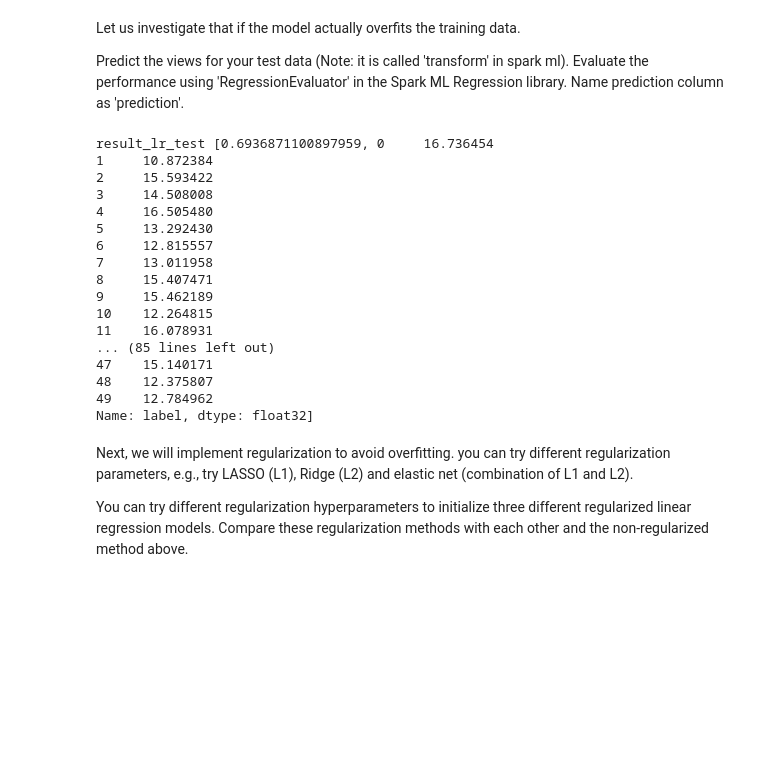
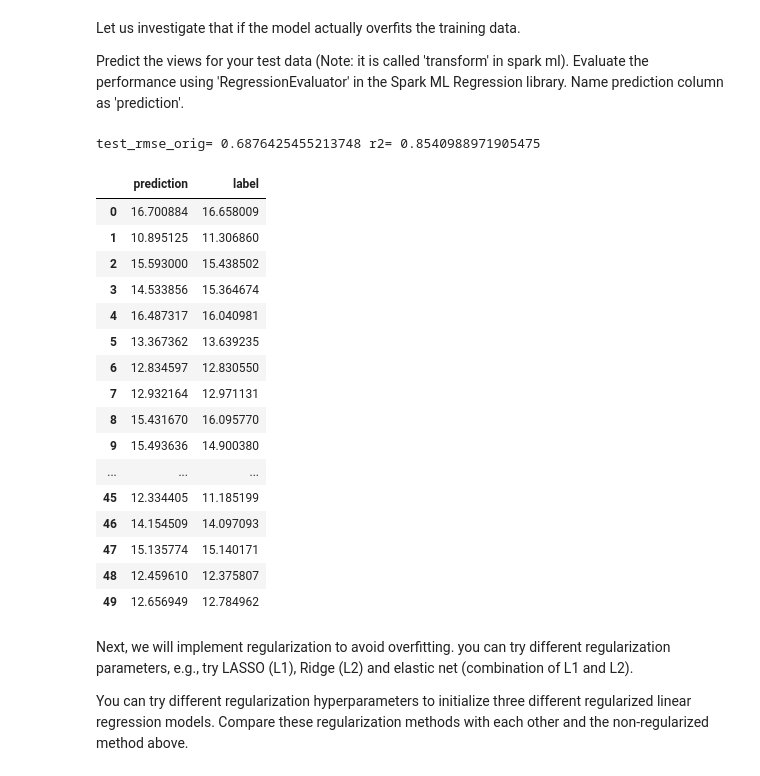
Before and after one commit to rachel0614/BDA-Project1, a Jupyter notebook: WIP_CA_5_Scalable_Distributed_Machine_Learning_Spark_sklearn.ipynb, the cells around one changed output. Drawn from its saved outputs; the diff is of its cells as text; code cells hidden in the pictures; blank space fills up the shorter version.

Commit message:
L1L2Elastic

```diff
--- a/WIP_CA_5_Scalable_Distributed_Machine_Learning_Spark_sklearn.ipynb
+++ b/WIP_CA_5_Scalable_Distributed_Machine_Learning_Spark_sklearn.ipynb
@@ -942,9 +962,5 @@ In this section, we will train the model without any regularization!
 from pyspark.ml.regression import LinearRegression
 #without any regularization
 lr = LinearRegression(featuresCol = 'features', \
-                      labelCol='label', maxIter=10, \
-                      regParam=0.0, \
-                      elasticNetParam=0.0)
+                      labelCol='label')
 lr_model = lr.fit(train_sdf)
-#indicate the  linear correlation
-print("coefficients:" + str(lr_model.coefficients))
@@ -975,29 +988,33 @@ evaluator = RegressionEvaluator(labelCol="label",
                                 predictionCol="prediction",
                                 metricName="rmse")
 test_rmse_orig = evaluator.evaluate(predictions)
+r2 = evaluator.evaluate(predictions, {evaluator.metricName: "r2"})
 # %%
 #Print results here
 predictions_to_print = predictions.toPandas()
-lranswer = [test_rmse_orig, predictions_to_print['prediction'][0:50], predictions_to_print['label'][0:50]]
-print('result_lr_test', lranswer)
+#lranswer = [test_rmse_orig, predictions_to_print['prediction'][0:50], predictions_to_print['label'][0:50]]
+#print('result_lr_test', lranswer)
+print('test_rmse_orig=', test_rmse_orig, 'r2=', r2)
+predictions_to_print[['prediction','label']].head(50)
 # %% [output]
-result_lr_test [0.6936871100897959, 0     16.736454
-1     10.872384
-2     15.593422
-3     14.508008
-4     16.505480
-5     13.292430
-6     12.815557
-7     13.011958
-8     15.407471
-9     15.462189
-10    12.264815
-11    16.078931
-... (85 lines left out)
-47    15.140171
-48    12.375807
-49    12.784962
-Name: label, dtype: float32]
+test_rmse_orig= 0.6876425455213748 r2= 0.8540988971905475
+|  | prediction | label |
+| 0 | 16.700884 | 16.658009 |
+| 1 | 10.895125 | 11.306860 |
+| 2 | 15.593000 | 15.438502 |
+| 3 | 14.533856 | 15.364674 |
+| 4 | 16.487317 | 16.040981 |
+| 5 | 13.367362 | 13.639235 |
+| 6 | 12.834597 | 12.830550 |
+| 7 | 12.932164 | 12.971131 |
+| 8 | 15.431670 | 16.095770 |
+| 9 | 15.493636 | 14.900380 |
+| ... | ... | ... |
+| 45 | 12.334405 | 11.185199 |
+| 46 | 14.154509 | 14.097093 |
+| 47 | 15.135774 | 15.140171 |
+| 48 | 12.459610 | 12.375807 |
+| 49 | 12.656949 | 12.784962 |
 # %% [markdown]
 Next, we will implement regularization to avoid overfitting. you can try different  regularization parameters, e.g., try LASSO (L1), Ridge (L2) and elastic net (combination of L1 and L2).
 
```
Also changed, not shown: parts of 23 cells of this notebook.
